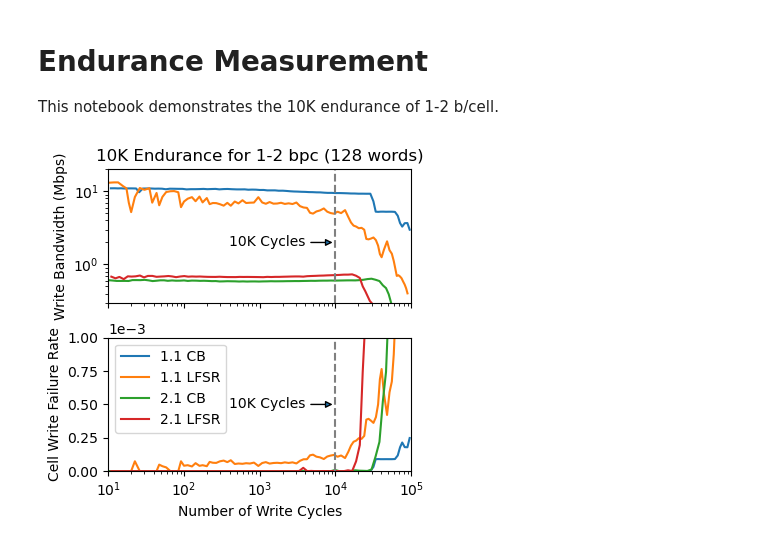
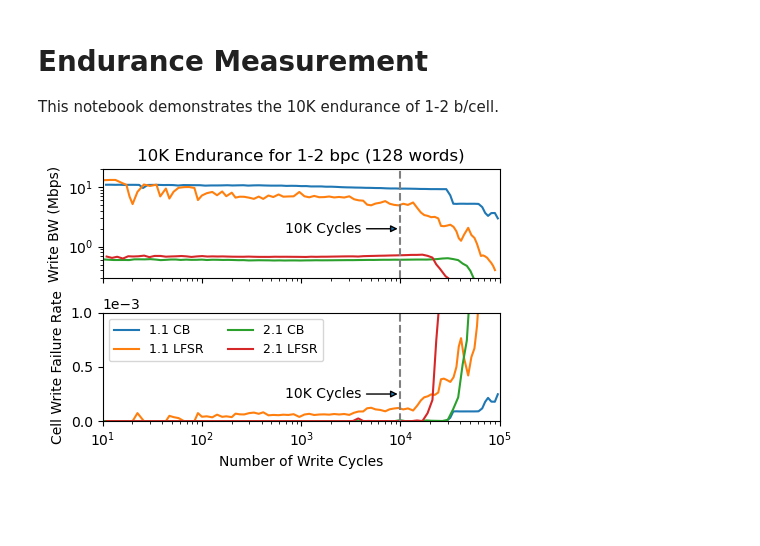
Before and after one commit to akashlevy/ember-python, a Jupyter notebook: analysis/endurance.ipynb, the cells around one changed output. Cells and saved outputs as stored; diff of their text form; code cells hidden in the pictures; blank space fills up the shorter version.

```diff
--- a/analysis/endurance.ipynb
+++ b/analysis/endurance.ipynb
@@ -10,9 +10,9 @@ import numpy as np
 import pandas as pd
 # %%
 # Set up figure
-fig, axs = plt.subplots(2, 1, figsize=(4,4), sharex=True)
+fig, axs = plt.subplots(2, 1, figsize=(5,3.5), sharex=True)
 axs[0].set_title("10K Endurance for 1-2 bpc (128 words)")
-axs[0].set_ylabel("Write Bandwidth (Mbps)")
+axs[0].set_ylabel("Write BW (Mbps)")
 axs[1].set_xlabel("Number of Write Cycles")
 axs[1].set_ylabel("Cell Write Failure Rate")
 axs[0].set_xlim(10,1e5)
@@ -39,33 +39,33 @@ for fname in sorted(glob.glob("../data/endurance/*_endurance.csv.gz")):
     aliaspts = data[data["cycles"].diff() < 0].index.values
     for aliaspt in aliaspts:
         data.loc[(data.index > aliaspt) & ~data.index.isin(aliaspts-1)] += data.iloc[aliaspt-1]
     data = data[~data.index.isin(aliaspts) & ~data.index.isin(aliaspts-1)]
 
     # Select points over log space
     data = data.reset_index()
     data = data[data.index.isin(np.logspace(1, 6.2, 100).astype(int))]
 
     # Calculate bandwidth and write error rate
     data["bw"] = ncols*data["successes"].diff()/(data["cycles"].diff()*10e-9)
     data["cycle"] = data["successes"]/nrows
     data["wer"] = data["failures"].diff()/data["successes"].diff()/ncols
     data = data[data["cycle"] >= 10]
     data.dropna(inplace=True)
 
     # Plot bandwidth and write error rate
     axs[0].plot(data["cycle"], data["bw"]/1e6, label=fname.split("_endurance")[0].split("/")[-1])
     axs[1].plot(data["cycle"], data["wer"], label=fname.split("_endurance")[0].split("/")[-1])
 
 # Plot 10K cycle line and label
 axs[0].vlines([1e4], ymin=3e-1, ymax=2e1, color="gray", linestyles=["dashed"])
 axs[0].annotate("10K Cycles", xy=(1e4, 2), xytext=(4e3, 2), verticalalignment="center", horizontalalignment="right", arrowprops={"arrowstyle": "-|>"})
 axs[1].vlines([1e4], ymin=0, ymax=1e-3, color="gray", linestyles=["dashed"])
-axs[1].annotate("10K Cycles", xy=(1e4, 5e-4), xytext=(4e3, 5e-4), verticalalignment="center", horizontalalignment="right", arrowprops={"arrowstyle": "-|>"})
+axs[1].annotate("10K Cycles", xy=(1e4, 2.5e-4), xytext=(4e3, 2.5e-4), verticalalignment="center", horizontalalignment="right", arrowprops={"arrowstyle": "-|>"})
 
 # Add legend, final formatting, and show
-axs[1].legend()
+axs[1].legend(fontsize=9, ncols=2)
 plt.tight_layout()
 plt.savefig("figs/endurance.pdf")
 plt.show()
 # %% [output]
-[figure, old version]
+[figure, new version]
```
Also changed, not shown: 2 other files.
